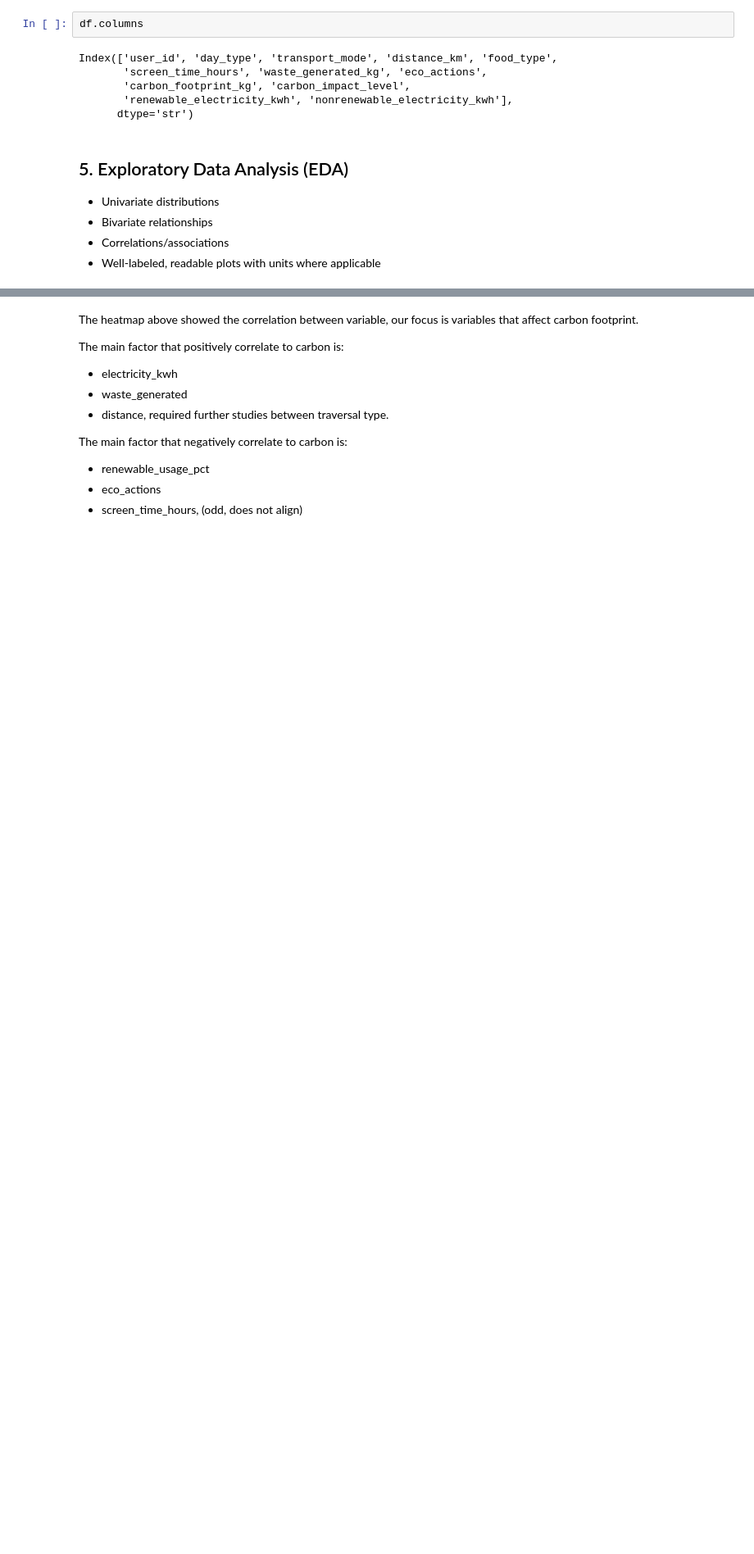
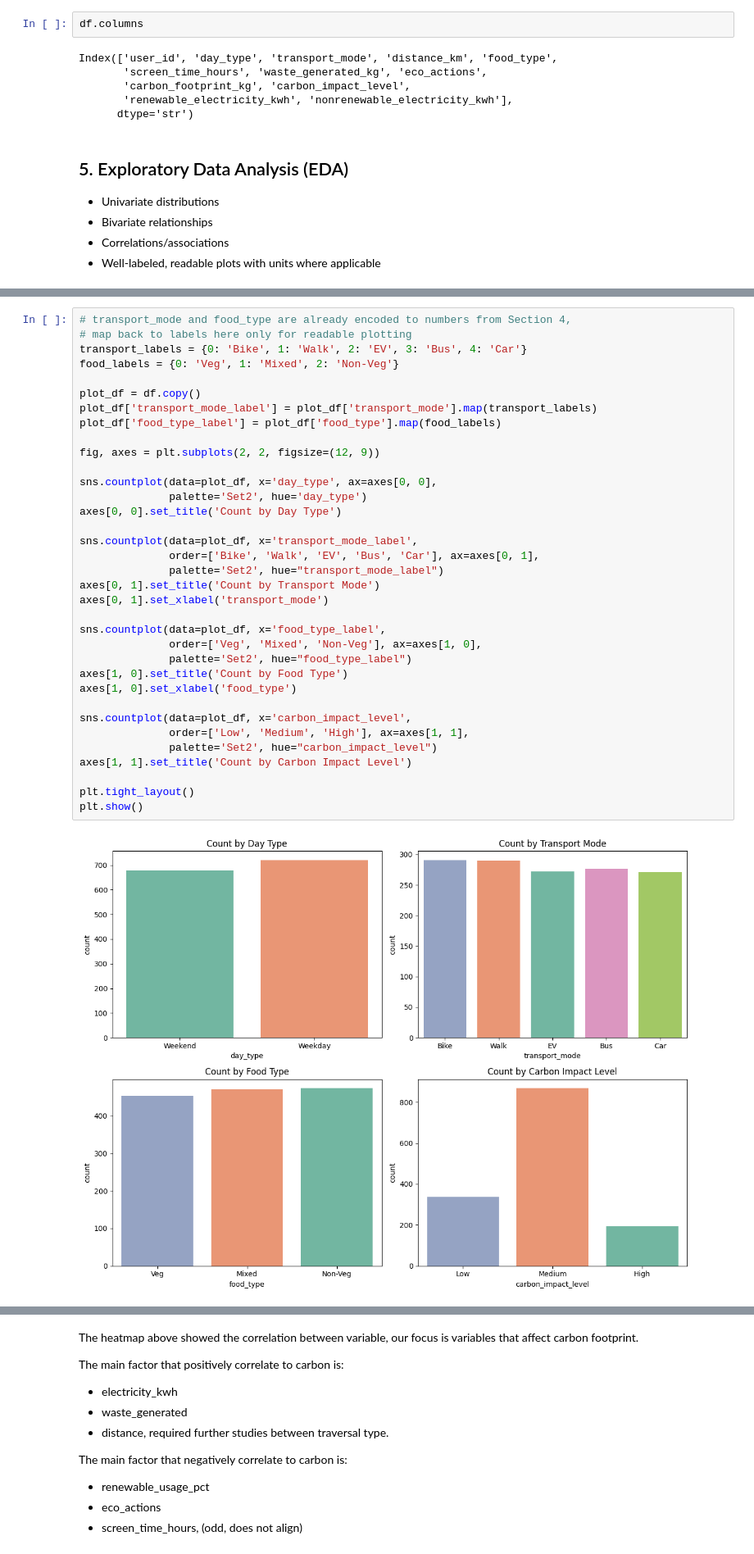
Before and after one commit to XunMMU/dsf-carbon, a Jupyter notebook: TT3L_G01_Notebook.ipynb, the cells around one changed output, grey strips where cells are left out. Shown at 82% size. Cells and saved outputs as stored; diff of their text form; blank space fills up the shorter version.

```diff
--- a/TT3L_G01_Notebook.ipynb
+++ b/TT3L_G01_Notebook.ipynb
@@ -353,0 +381,37 @@ Index(['user_id', 'day_type', 'transport_mode', 'distance_km', 'food_type',
+# %%
+# transport_mode and food_type are already encoded to numbers from Section 4,
+# map back to labels here only for readable plotting
+transport_labels = {0: 'Bike', 1: 'Walk', 2: 'EV', 3: 'Bus', 4: 'Car'}
+food_labels = {0: 'Veg', 1: 'Mixed', 2: 'Non-Veg'}
+
+plot_df = df.copy()
+plot_df['transport_mode_label'] = plot_df['transport_mode'].map(transport_labels)
+plot_df['food_type_label'] = plot_df['food_type'].map(food_labels)
+
+fig, axes = plt.subplots(2, 2, figsize=(12, 9))
+
+sns.countplot(data=plot_df, x='day_type', ax=axes[0, 0],
+              palette='Set2', hue='day_type')
+axes[0, 0].set_title('Count by Day Type')
+
+sns.countplot(data=plot_df, x='transport_mode_label',
+              order=['Bike', 'Walk', 'EV', 'Bus', 'Car'], ax=axes[0, 1],
+              palette='Set2', hue="transport_mode_label")
+axes[0, 1].set_title('Count by Transport Mode')
+axes[0, 1].set_xlabel('transport_mode')
+
+sns.countplot(data=plot_df, x='food_type_label',
+              order=['Veg', 'Mixed', 'Non-Veg'], ax=axes[1, 0],
+              palette='Set2', hue="food_type_label")
+axes[1, 0].set_title('Count by Food Type')
+axes[1, 0].set_xlabel('food_type')
+
+sns.countplot(data=plot_df, x='carbon_impact_level',
+              order=['Low', 'Medium', 'High'], ax=axes[1, 1],
+              palette='Set2', hue="carbon_impact_level")
+axes[1, 1].set_title('Count by Carbon Impact Level')
+
+plt.tight_layout()
+plt.show()
+# %% [output]
+[figure, added]
```
Also changed, not shown: parts of 16 cells of this notebook, 2 other files.
